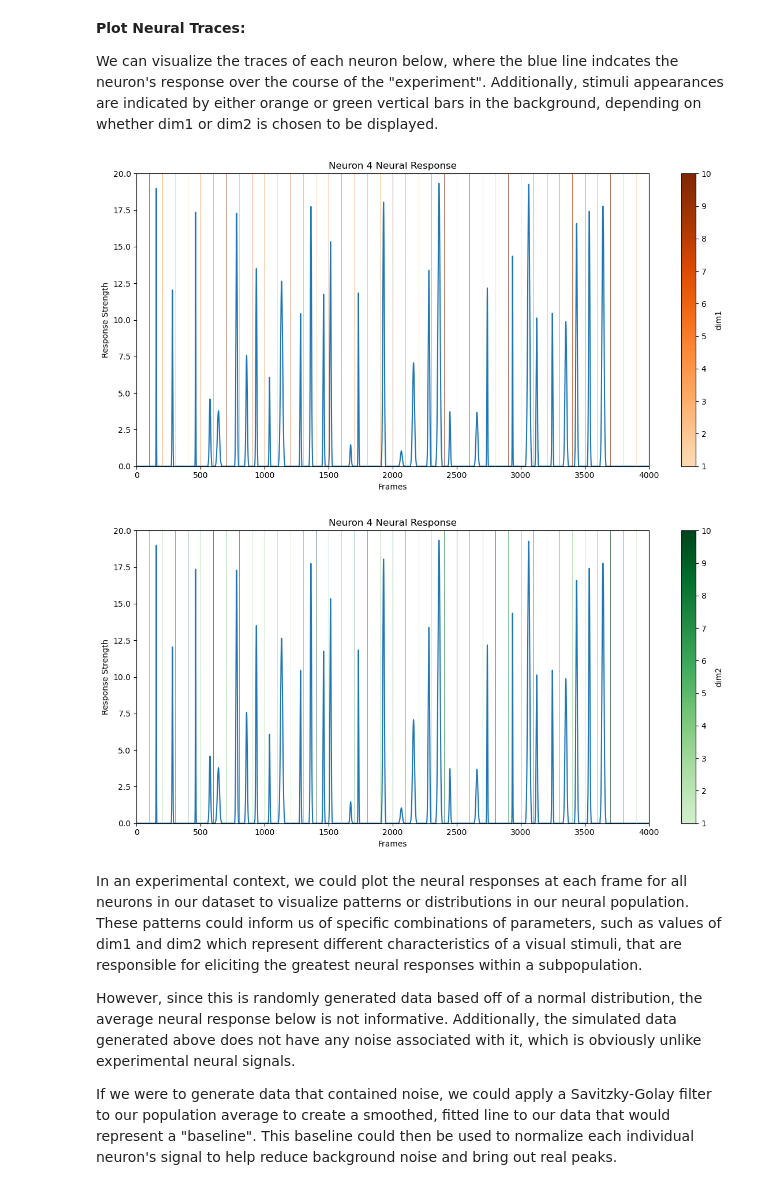
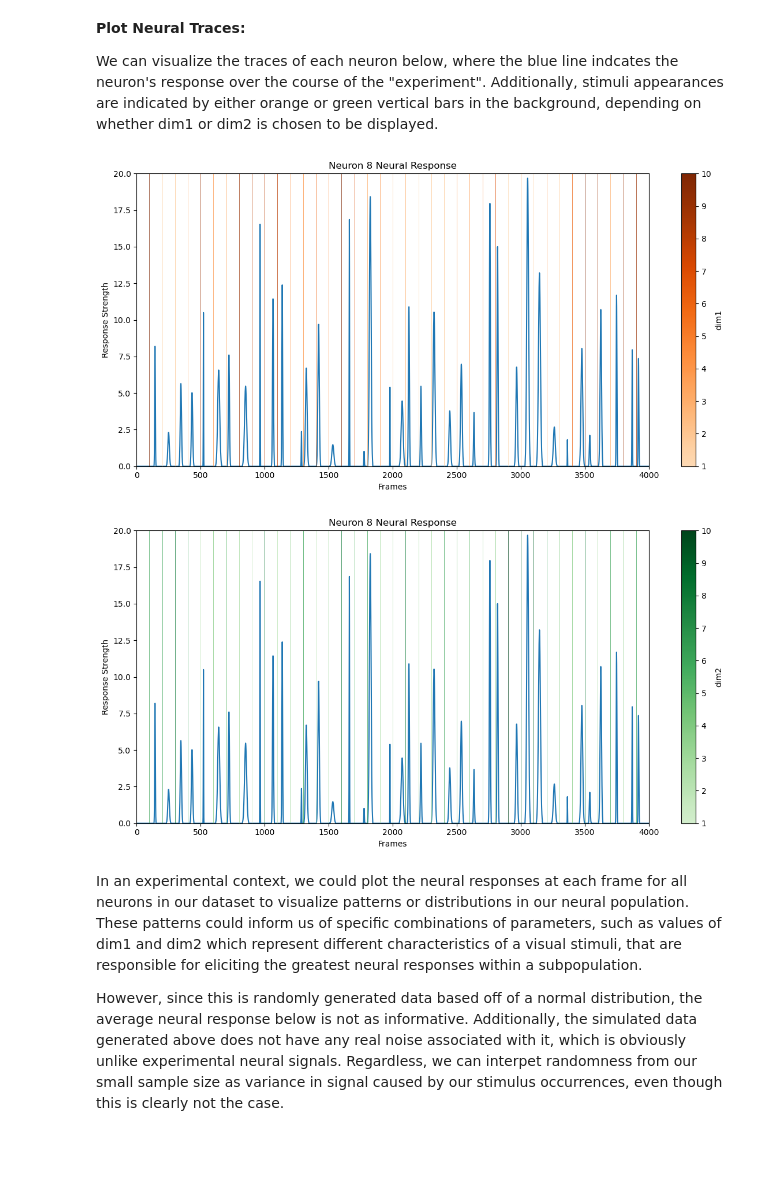
Before and after one commit to JoshuaGalla/VisSimData, a Jupyter notebook: analysis/sim_data_analysis.ipynb, the cells around one changed output. Saved outputs shown, nothing was run; the diff lists cells and outputs as text; code cells hidden in the pictures; blank space fills up the shorter version.

```diff
--- a/analysis/sim_data_analysis.ipynb
+++ b/analysis/sim_data_analysis.ipynb
@@ -214,19 +221,17 @@ def neural_traces(response_data, stim_data, parameter, neuron):
 
     plt.show()
 # %%
-neural_traces(response_data, stim_data, "dim1", 4)
+neural_traces(response_data, stim_data, "dim1", 8)
 # %% [output]
-[figure, old version]
+[figure, new version]
 # %%
-neural_traces(response_data, stim_data, "dim2", 4)
+neural_traces(response_data, stim_data, "dim2", 8)
 # %% [output]
-[figure, old version]
+[figure, new version]
 # %% [markdown]
 In an experimental context, we could plot the neural responses at each frame for all neurons in our dataset to visualize patterns or distributions in our neural population. These patterns could inform us of specific combinations of parameters, such as values of dim1 and dim2 which represent different characteristics of a visual stimuli, that are responsible for eliciting the greatest neural responses within a subpopulation.
 
-However, since this is randomly generated data based off of a normal distribution, the average neural response below is not informative. Additionally, the simulated data generated above does not have any noise associated with it, which is obviously unlike experimental neural signals.
-
-If we were to generate data that contained noise, we could apply a Savitzky-Golay filter to our population average to create a smoothed, fitted line to our data that would represent a "baseline". This baseline could then be used to normalize each individual neuron's signal to help reduce background noise and bring out real peaks.
+However, since this is randomly generated data based off of a normal distribution, the average neural response below is not as informative. Additionally, the simulated data generated above does not have any real noise associated with it, which is obviously unlike experimental neural signals. Regardless, we can interpet randomness from our small sample size as variance in signal caused by our stimulus occurrences, even though this is clearly not the case.
 # %%
 neural_traces(response_data, stim_data, "dim1", 'all')
 # %% [output]
```
Also changed, not shown: parts of 20 cells of this notebook.
